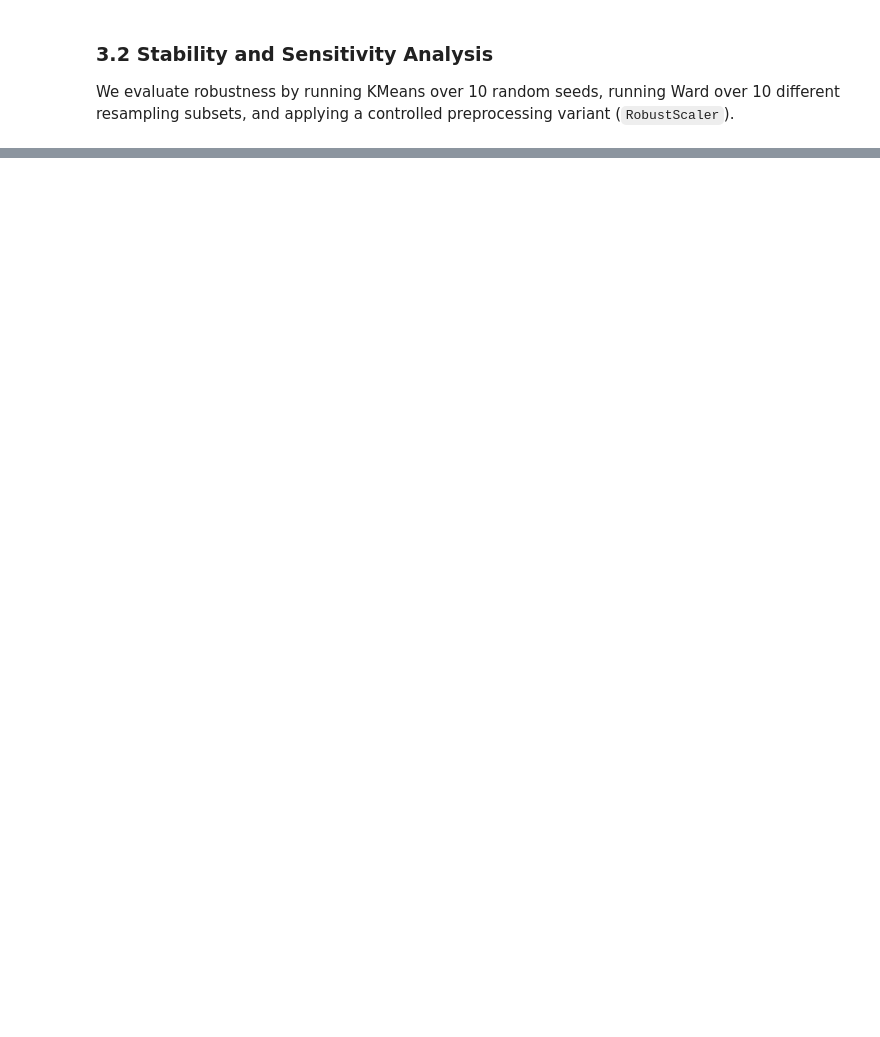
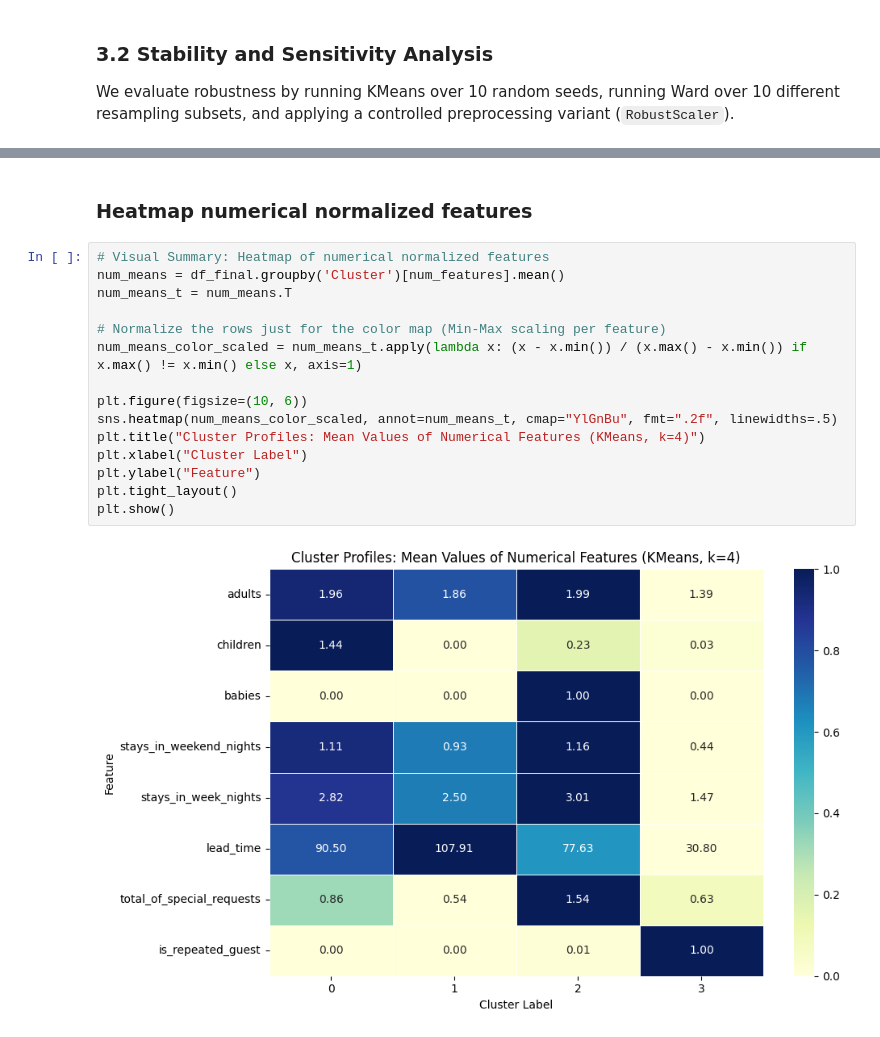
Before and after one commit to bsnabais-boop/ANSuper-Project, a Jupyter notebook: hotel_booking.ipynb, the cells around one changed output, grey strips where cells are left out. Drawn from its saved outputs; the diff is of its cells as text; blank space fills up the shorter version.

```diff
--- a/hotel_booking.ipynb
+++ b/hotel_booking.ipynb
@@ -1141,0 +1193,19 @@ for cat in cat_features_to_plot:
+# %% [markdown]
+### Heatmap numerical normalized features
+# %%
+# Visual Summary: Heatmap of numerical normalized features
+num_means = df_final.groupby('Cluster')[num_features].mean()
+num_means_t = num_means.T
+
+# Normalize the rows just for the color map (Min-Max scaling per feature)
+num_means_color_scaled = num_means_t.apply(lambda x: (x - x.min()) / (x.max() - x.min()) if x.max() != x.min() else x, axis=1)
+
+plt.figure(figsize=(10, 6))
+sns.heatmap(num_means_color_scaled, annot=num_means_t, cmap="YlGnBu", fmt=".2f", linewidths=.5)
+plt.title("Cluster Profiles: Mean Values of Numerical Features (KMeans, k=4)")
+plt.xlabel("Cluster Label")
+plt.ylabel("Feature")
+plt.tight_layout()
+plt.show()
+# %% [output]
+[figure, added]
```
Also changed, not shown: parts of 56 cells of this notebook, 3 other files.
